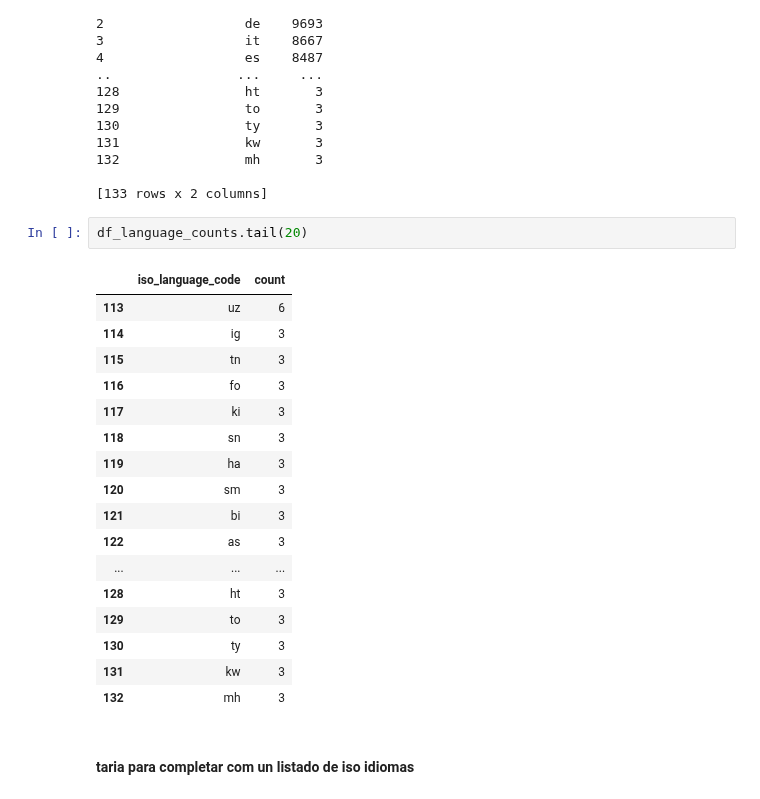
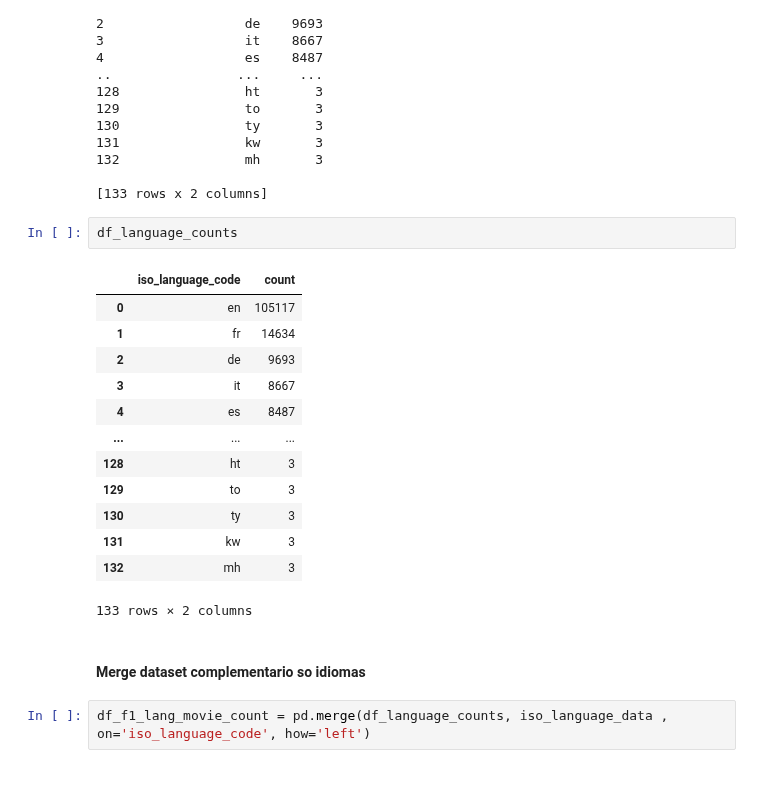
Before and after one commit to Lucaramallo/PI1_MLOps_Sistema_de_Recomendacion_Movies_ML, a Jupyter notebook: ETLs/Functios_testing/Functions_test.ipynb, the cells around one changed output. Cells and saved outputs as stored; diff of their text form.

```diff
--- a/ETLs/Functios_testing/Functions_test.ipynb
+++ b/ETLs/Functios_testing/Functions_test.ipynb
@@ -232,24 +253,22 @@ print(df_language_counts)
 
 [133 rows x 2 columns]
 # %%
-df_language_counts.tail(20)
+df_language_counts
 # %% [output]
 |  | iso_language_code | count |
-| 113 | uz | 6 |
-| 114 | ig | 3 |
-| 115 | tn | 3 |
-| 116 | fo | 3 |
-| 117 | ki | 3 |
-| 118 | sn | 3 |
-| 119 | ha | 3 |
-| 120 | sm | 3 |
-| 121 | bi | 3 |
-| 122 | as | 3 |
+| 0 | en | 105117 |
+| 1 | fr | 14634 |
+| 2 | de | 9693 |
+| 3 | it | 8667 |
+| 4 | es | 8487 |
 | ... | ... | ... |
 | 128 | ht | 3 |
 | 129 | to | 3 |
 | 130 | ty | 3 |
 | 131 | kw | 3 |
 | 132 | mh | 3 |
+133 rows × 2 columns
-# %% [markdown]
-#### taria para completar com un listado de iso idiomas
+# %% [markdown]
+#### Merge dataset complementario so idiomas
+# %%
+df_f1_lang_movie_count = pd.merge(df_language_counts, iso_language_data , on='iso_language_code', how='left')
```
Also changed, not shown: parts of 15 cells of this notebook, 4 other files.
